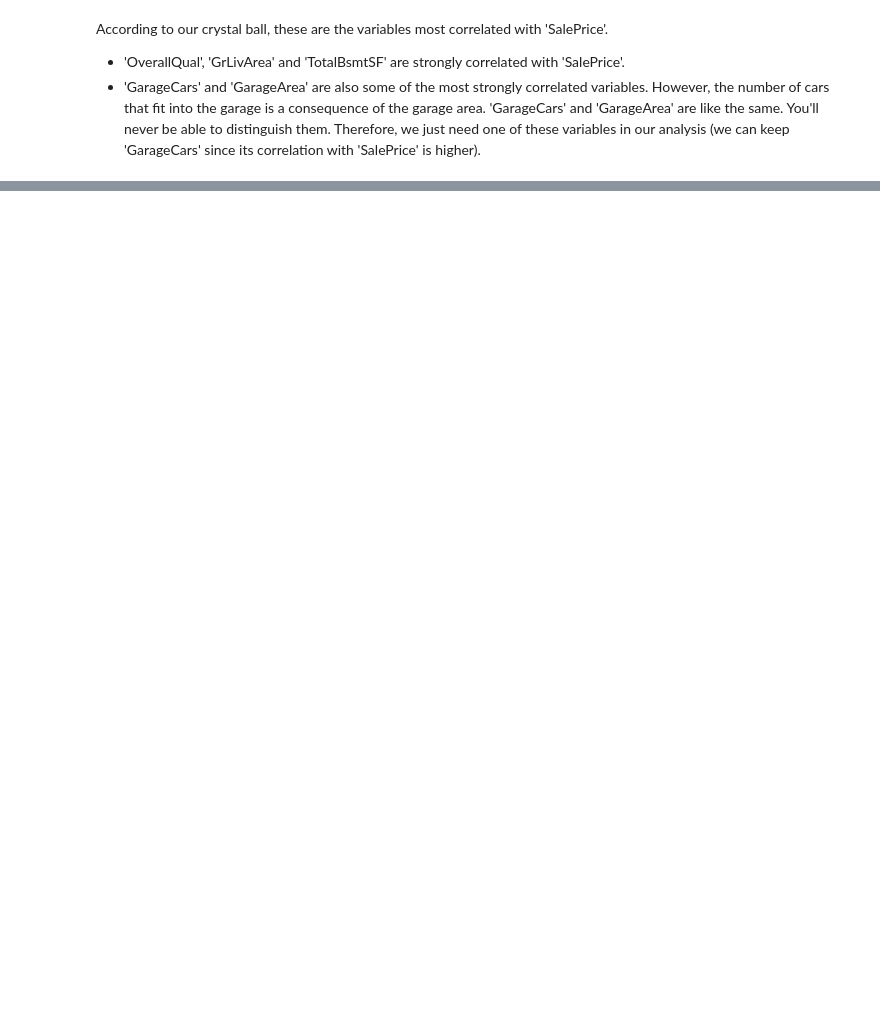
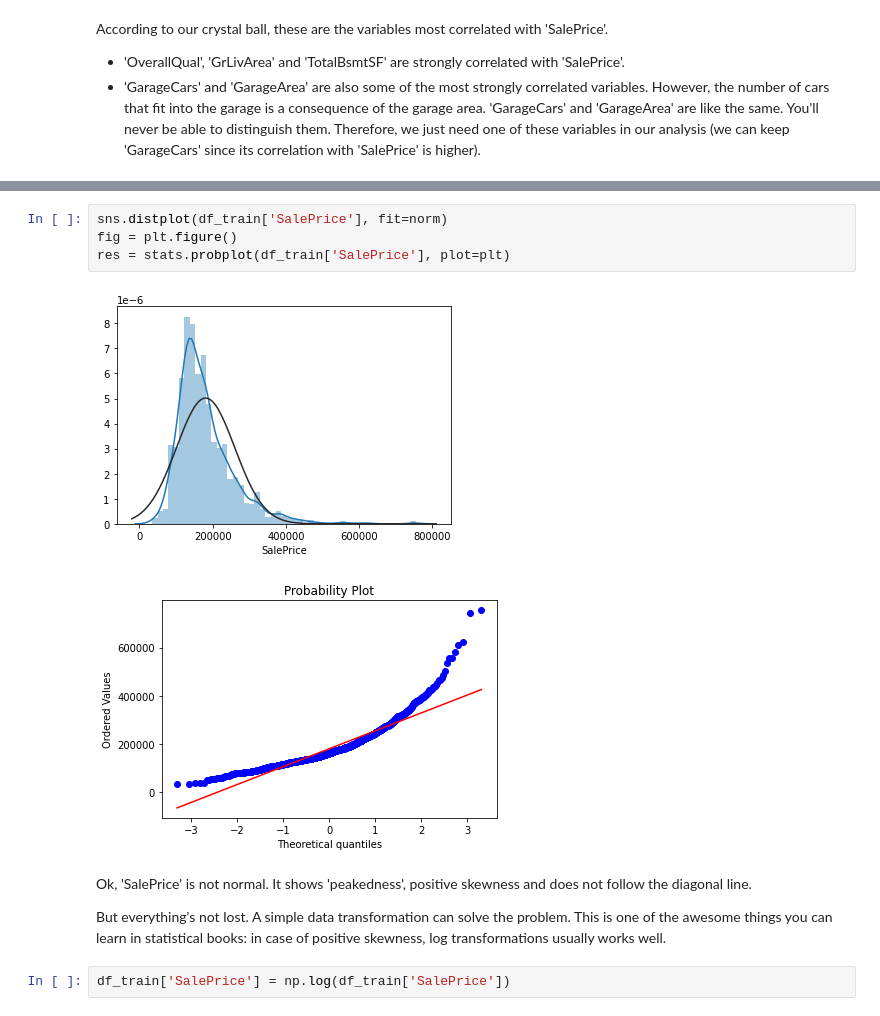
Before and after one commit to MosheWorld/Data-Exploration, a Jupyter notebook: Project 3/Solution.ipynb, the cells around one changed output, grey strips where cells are left out. Cells and saved outputs as stored; diff of their text form; blank space fills up the shorter version.

```diff
--- a/Project 3/Solution.ipynb
+++ b/Project 3/Solution.ipynb
@@ -215,0 +322,13 @@ plt.show()
+# %%
+sns.distplot(df_train['SalePrice'], fit=norm)
+fig = plt.figure()
+res = stats.probplot(df_train['SalePrice'], plot=plt)
+# %% [output]
+[figure, added]
+[figure, added]
+# %% [markdown]
+Ok, 'SalePrice' is not normal. It shows 'peakedness', positive skewness and does not follow the diagonal line.
+
+But everything's not lost. A simple data transformation can solve the problem. This is one of the awesome things you can learn in statistical books: in case of positive skewness, log transformations usually works well.
+# %%
+df_train['SalePrice'] = np.log(df_train['SalePrice'])
```
Also changed, not shown: parts of 29 cells of this notebook.
